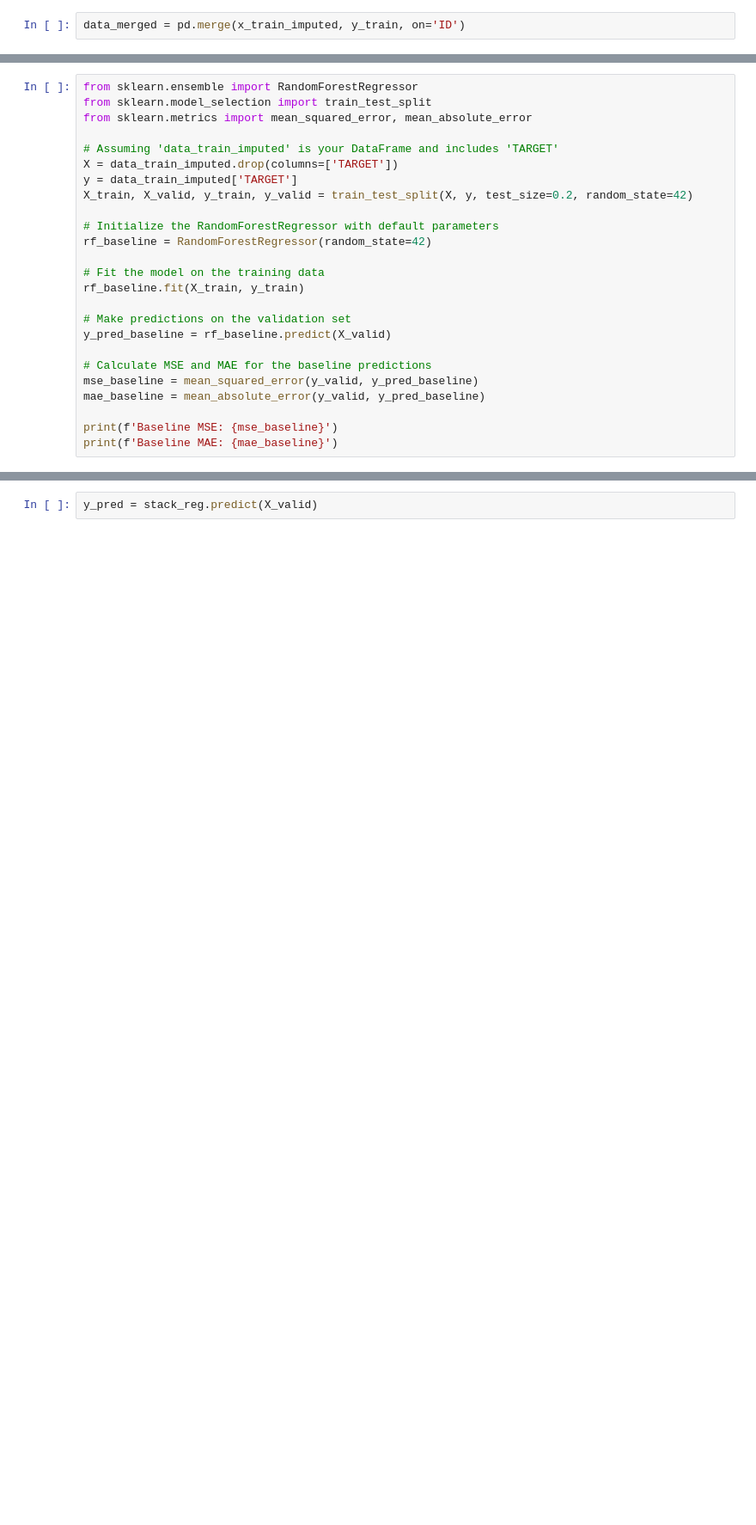
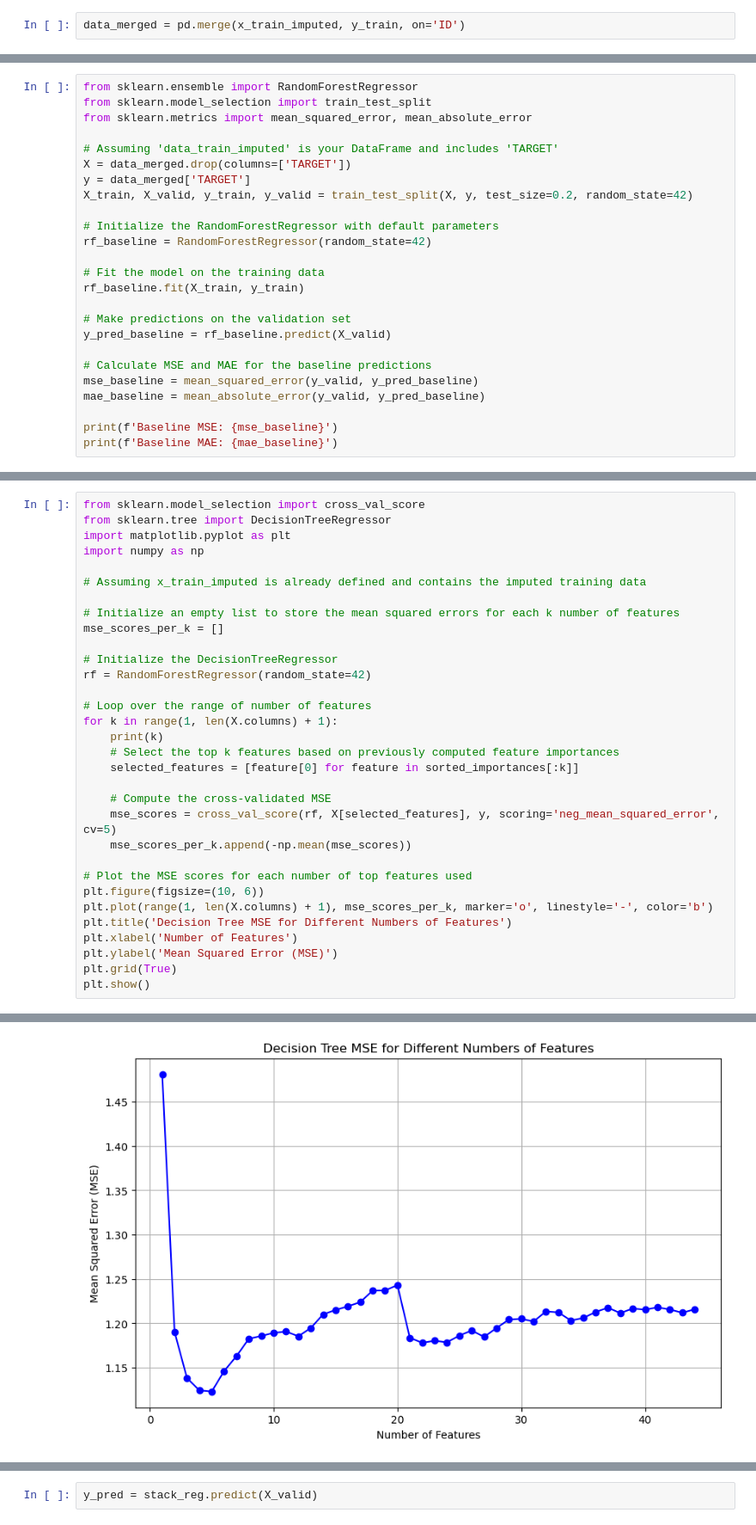
Before and after one commit to alexandra-pricop/EnsembleLearning, a Jupyter notebook: Decision_Trees.ipynb, the cells around one changed output, grey strips where cells are left out. Shown: that part at 86% size. Saved outputs shown, nothing was run; the diff lists cells and outputs as text; blank space fills up the shorter version.

```diff
--- a/Decision_Trees.ipynb
+++ b/Decision_Trees.ipynb
@@ -414,8 +191,8 @@ from sklearn.model_selection import train_test_split
 from sklearn.metrics import mean_squared_error, mean_absolute_error
 
 # Assuming 'data_train_imputed' is your DataFrame and includes 'TARGET'
-X = data_train_imputed.drop(columns=['TARGET'])
-y = data_train_imputed['TARGET']
+X = data_merged.drop(columns=['TARGET'])
+y = data_merged['TARGET']
 X_train, X_valid, y_train, y_valid = train_test_split(X, y, test_size=0.2, random_state=42)
 
 # Initialize the RandomForestRegressor with default parameters
@@ -438,0 +288,33 @@ Baseline MAE: 0.645168590906734
+# %%
+from sklearn.model_selection import cross_val_score
+from sklearn.tree import DecisionTreeRegressor
+import matplotlib.pyplot as plt
+import numpy as np
+
+# Assuming x_train_imputed is already defined and contains the imputed training data
+
+# Initialize an empty list to store the mean squared errors for each k number of features
+mse_scores_per_k = []
+
+# Initialize the DecisionTreeRegressor
+rf = RandomForestRegressor(random_state=42)
+
+# Loop over the range of number of features
+for k in range(1, len(X.columns) + 1):
+    print(k)
+    # Select the top k features based on previously computed feature importances
+    selected_features = [feature[0] for feature in sorted_importances[:k]]
+
+    # Compute the cross-validated MSE
+    mse_scores = cross_val_score(rf, X[selected_features], y, scoring='neg_mean_squared_error', cv=5)
+    mse_scores_per_k.append(-np.mean(mse_scores))
+
+# Plot the MSE scores for each number of top features used
+plt.figure(figsize=(10, 6))
+plt.plot(range(1, len(X.columns) + 1), mse_scores_per_k, marker='o', linestyle='-', color='b')
+plt.title('Decision Tree MSE for Different Numbers of Features')
+plt.xlabel('Number of Features')
+plt.ylabel('Mean Squared Error (MSE)')
+plt.grid(True)
+plt.show()
+# %% [output]
@@ -439,3 +338,4 @@ Baseline MAE: 0.645168590906734
+[figure, added]
 # %%
 from sklearn.ensemble import RandomForestRegressor
 from sklearn.model_selection import train_test_split, RandomizedSearchCV
```
Also changed, not shown: parts of 41 cells of this notebook.
